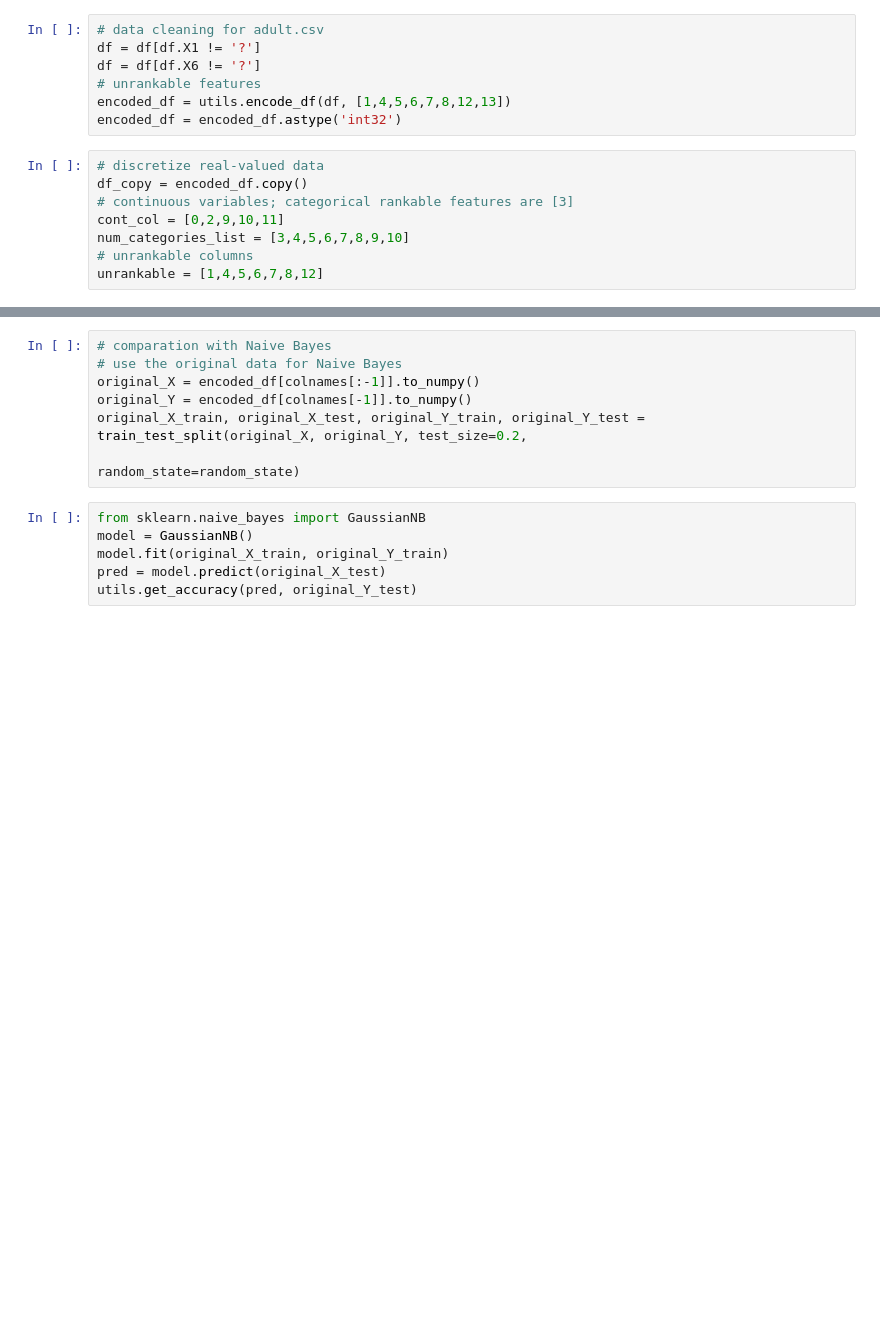
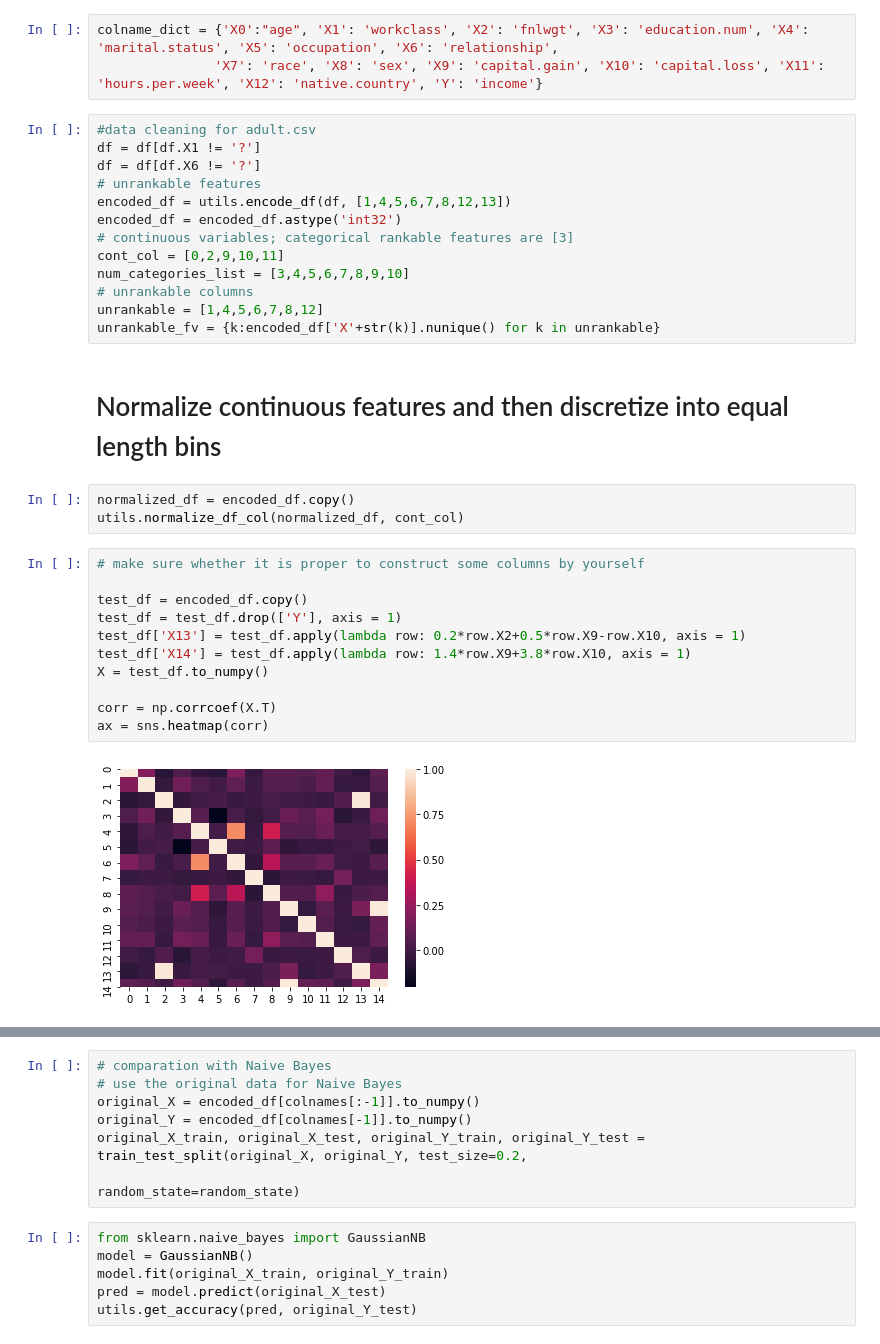
Before and after one commit to jameschengpeng/Improvement-to-Naive-Bayes-Classifier, a Jupyter notebook: code_test_for_adult_dataset.ipynb, the cells around one changed output, grey strips where cells are left out. Cells and saved outputs as stored; diff of their text form; blank space fills up the shorter version.

```diff
--- a/code_test_for_adult_dataset.ipynb
+++ b/code_test_for_adult_dataset.ipynb
@@ -17,21 +19,40 @@ df = df.drop(['education'], axis=1)
 colnames = [('X'+str(i)) for i in range(df.shape[1]-1)]
 colnames.append('Y')
 df.columns = colnames
+# %%
+colname_dict = {'X0':"age", 'X1': 'workclass', 'X2': 'fnlwgt', 'X3': 'education.num', 'X4': 'marital.status', 'X5': 'occupation', 'X6': 'relationship',
+               'X7': 'race', 'X8': 'sex', 'X9': 'capital.gain', 'X10': 'capital.loss', 'X11': 'hours.per.week', 'X12': 'native.country', 'Y': 'income'}
 # %%
-# data cleaning for adult.csv
+#data cleaning for adult.csv
 df = df[df.X1 != '?']
 df = df[df.X6 != '?']
 # unrankable features
 encoded_df = utils.encode_df(df, [1,4,5,6,7,8,12,13])
 encoded_df = encoded_df.astype('int32')
+# continuous variables; categorical rankable features are [3]
+cont_col = [0,2,9,10,11]
+num_categories_list = [3,4,5,6,7,8,9,10]
+# unrankable columns
+unrankable = [1,4,5,6,7,8,12]
+unrankable_fv = {k:encoded_df['X'+str(k)].nunique() for k in unrankable}
-# %%
-# discretize real-valued data
-df_copy = encoded_df.copy()
-# continuous variables; categorical rankable features are [3]
-cont_col = [0,2,9,10,11]
-num_categories_list = [3,4,5,6,7,8,9,10]
-# unrankable columns
-unrankable = [1,4,5,6,7,8,12]
+# %% [markdown]
+# Normalize continuous features and then discretize into equal length bins
+# %%
+normalized_df = encoded_df.copy()
+utils.normalize_df_col(normalized_df, cont_col)
+# %%
+# make sure whether it is proper to construct some columns by yourself
+
+test_df = encoded_df.copy()
+test_df = test_df.drop(['Y'], axis = 1)
+test_df['X13'] = test_df.apply(lambda row: 0.2*row.X2+0.5*row.X9-row.X10, axis = 1)
+test_df['X14'] = test_df.apply(lambda row: 1.4*row.X9+3.8*row.X10, axis = 1)
+X = test_df.to_numpy()
+
+corr = np.corrcoef(X.T)
+ax = sns.heatmap(corr)
+# %% [output]
+[figure, added]
 # %%
 # Here encounters the combinatorial optimization problem
 # suppose cont_col has size m, num_categories_list has size n, then there are n^m combinations
```
Also changed, not shown: parts of 17 cells of this notebook, 19 other files.
